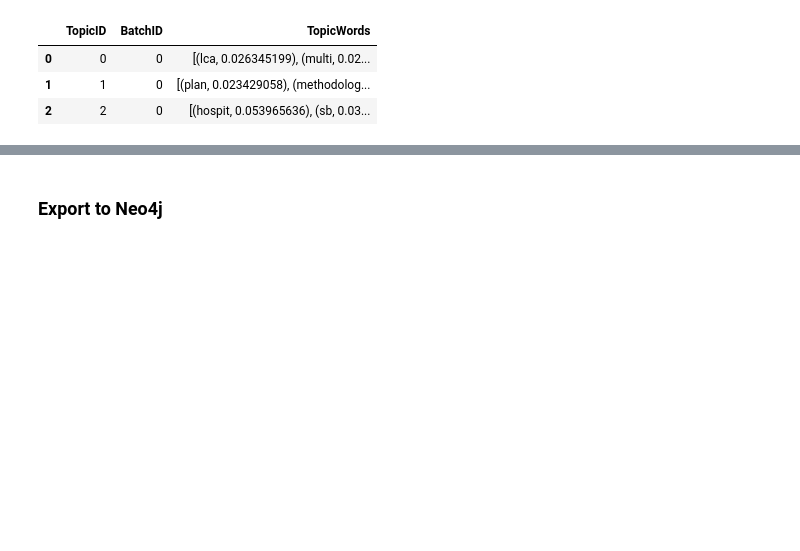
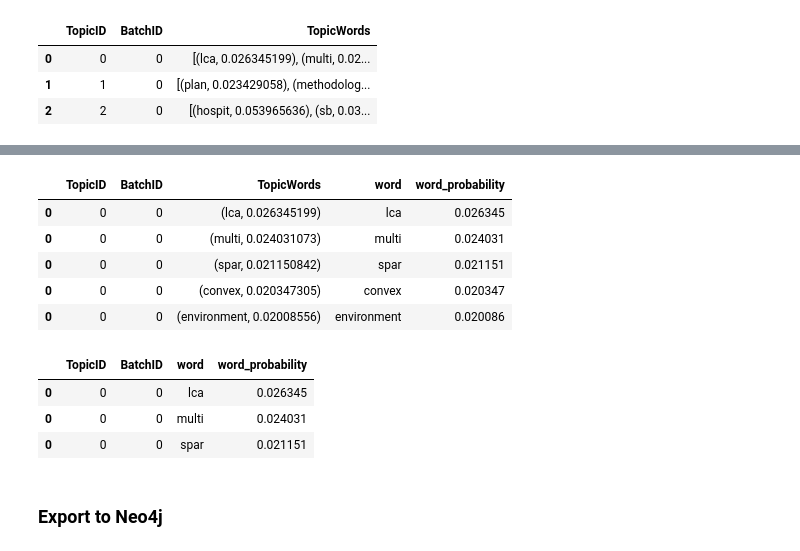
Before and after one commit to GiuliaLanzillotta/ETH_SEARCH, a Jupyter notebook: Topics_import.ipynb, the cells around one changed output, grey strips where cells are left out. Cells and saved outputs as stored; diff of their text form; code cells hidden in the pictures; blank space fills up the shorter version.

Commit message:
word import

```diff
--- a/Topics_import.ipynb
+++ b/Topics_import.ipynb
@@ -223,3 +243,5 @@ topics_df.head(3)
 | 0 | 0 | 0 | [(lca, 0.026345199), (multi, 0.02... |
 | 1 | 1 | 0 | [(plan, 0.023429058), (methodolog... |
 | 2 | 2 | 0 | [(hospit, 0.053965636), (sb, 0.03... |
+# %%
+topics_exploded = topics_df.explode("TopicWords")
@@ -226,3 +257,22 @@ topics_df.head(3)
+# %%
+topics_exploded[["word","word_probability"]] = pd.DataFrame(topics_exploded["TopicWords"].tolist(),
+                                                          index=topics_exploded.index)
+topics_exploded.head()
+# %% [output]
+|  | TopicID | BatchID | TopicWords | word | word_probability |
+| 0 | 0 | 0 | (lca, 0.026345199) | lca | 0.026345 |
+| 0 | 0 | 0 | (multi, 0.024031073) | multi | 0.024031 |
+| 0 | 0 | 0 | (spar, 0.021150842) | spar | 0.021151 |
+| 0 | 0 | 0 | (convex, 0.020347305) | convex | 0.020347 |
+| 0 | 0 | 0 | (environment, 0.02008556) | environment | 0.020086 |
+# %%
+topics_exploded = topics_exploded.drop(["TopicWords"], axis = 1)
+topics_exploded.head(3)
+# %% [output]
+|  | TopicID | BatchID | word | word_probability |
+| 0 | 0 | 0 | lca | 0.026345 |
+| 0 | 0 | 0 | multi | 0.024031 |
+| 0 | 0 | 0 | spar | 0.021151 |
 # %%
 # save to .csv
 file_name="topics.csv"
```
Also changed, not shown: parts of 9 cells of this notebook.
